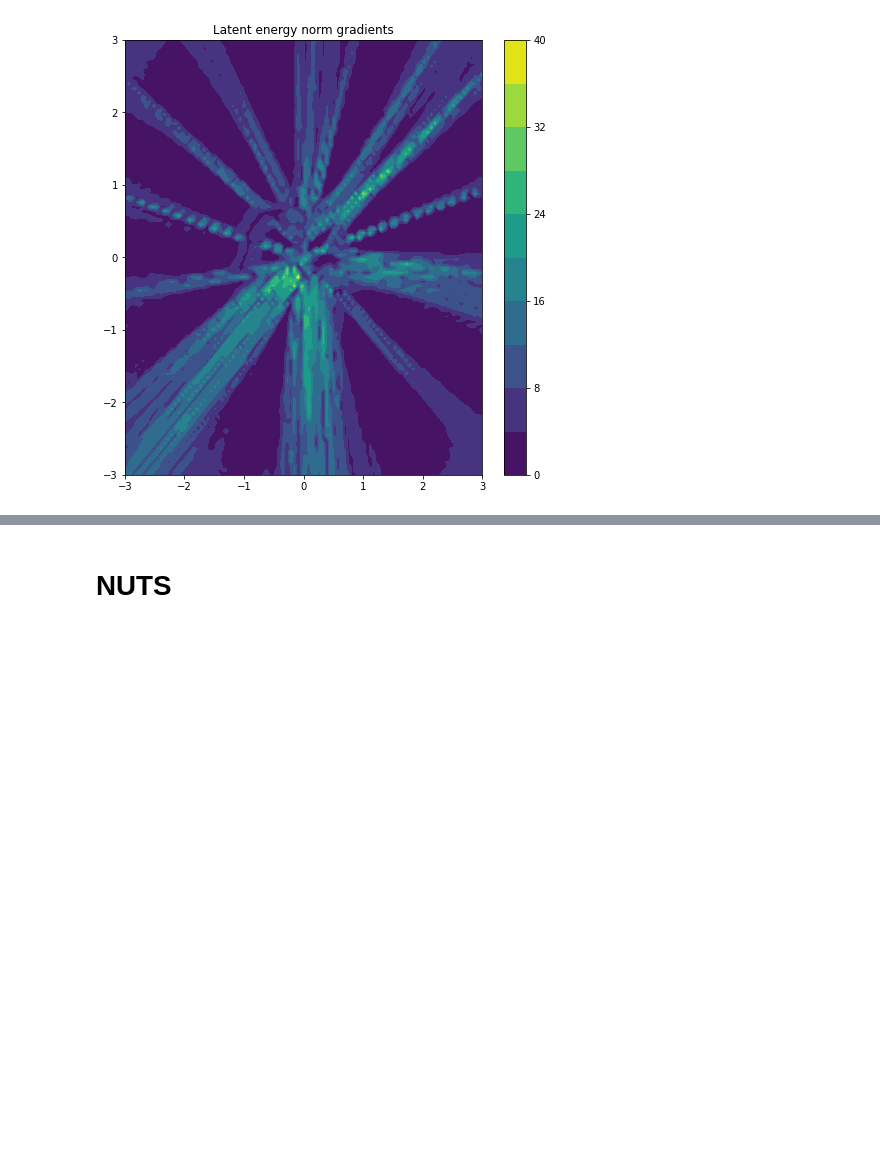
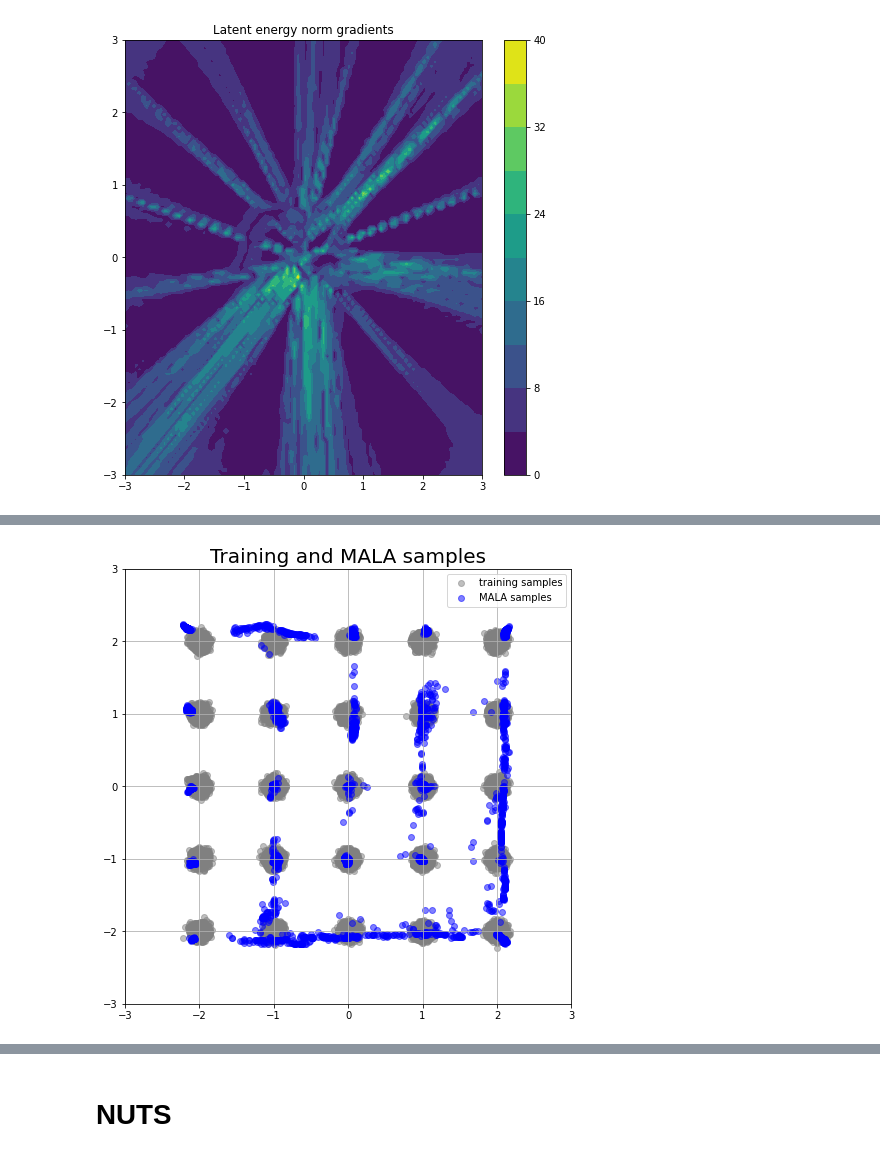
Before and after one commit to premolab/gans_sampling, a Jupyter notebook: notebooks/Gaussians.ipynb, the cells around one changed output, grey strips where cells are left out. Cells and saved outputs as stored; diff of their text form; code cells hidden in the pictures; blank space fills up the shorter version.

```diff
--- a/notebooks/Gaussians.ipynb
+++ b/notebooks/Gaussians.ipynb
@@ -230,0 +299,8 @@ visualize_potential_energy(D,
+# %%
+mala_samples = z_sp[-1]
+fake_mala = G(mala_samples).data.cpu().numpy()
+mode = 'MALA'
+plot_fake_data_mode(fake_mala, X_train, mode, path_to_save,
+                    scaler = scaler)
+# %% [output]
+[figure, added]
```
Also changed, not shown: parts of 48 cells of this notebook, 2 other files.
